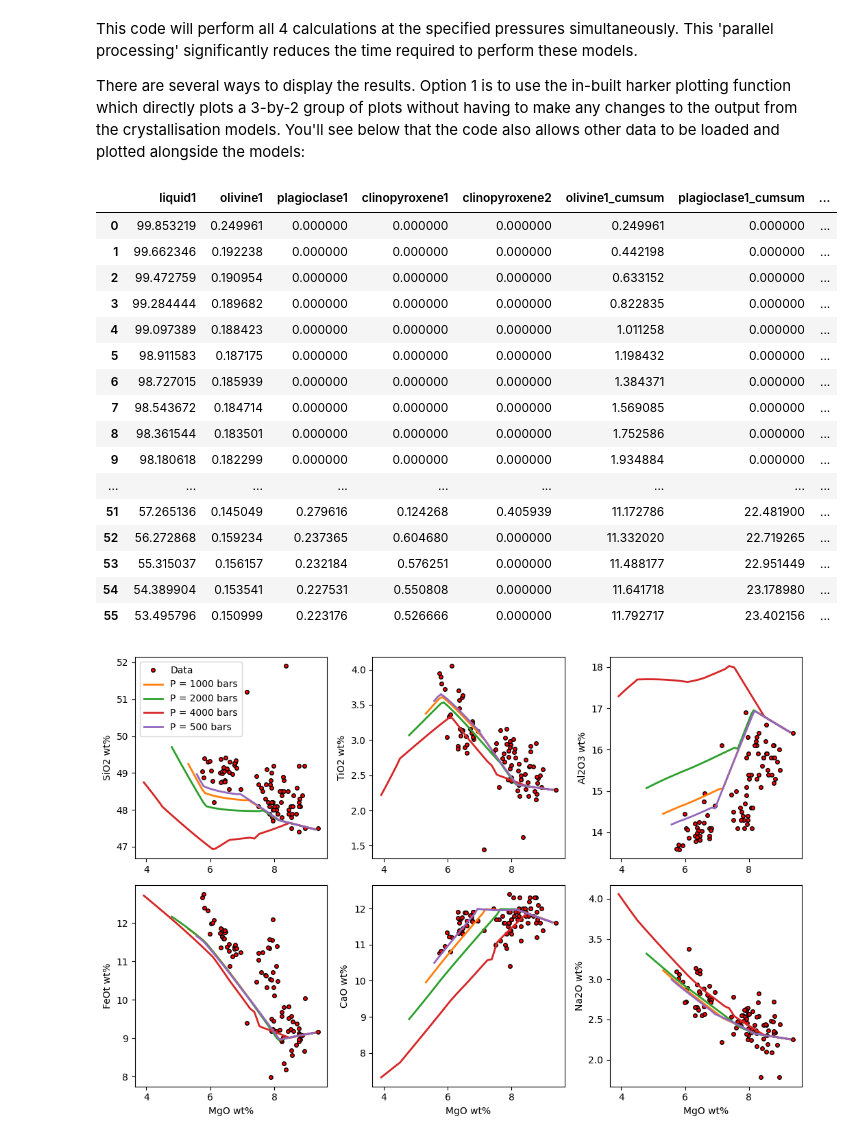
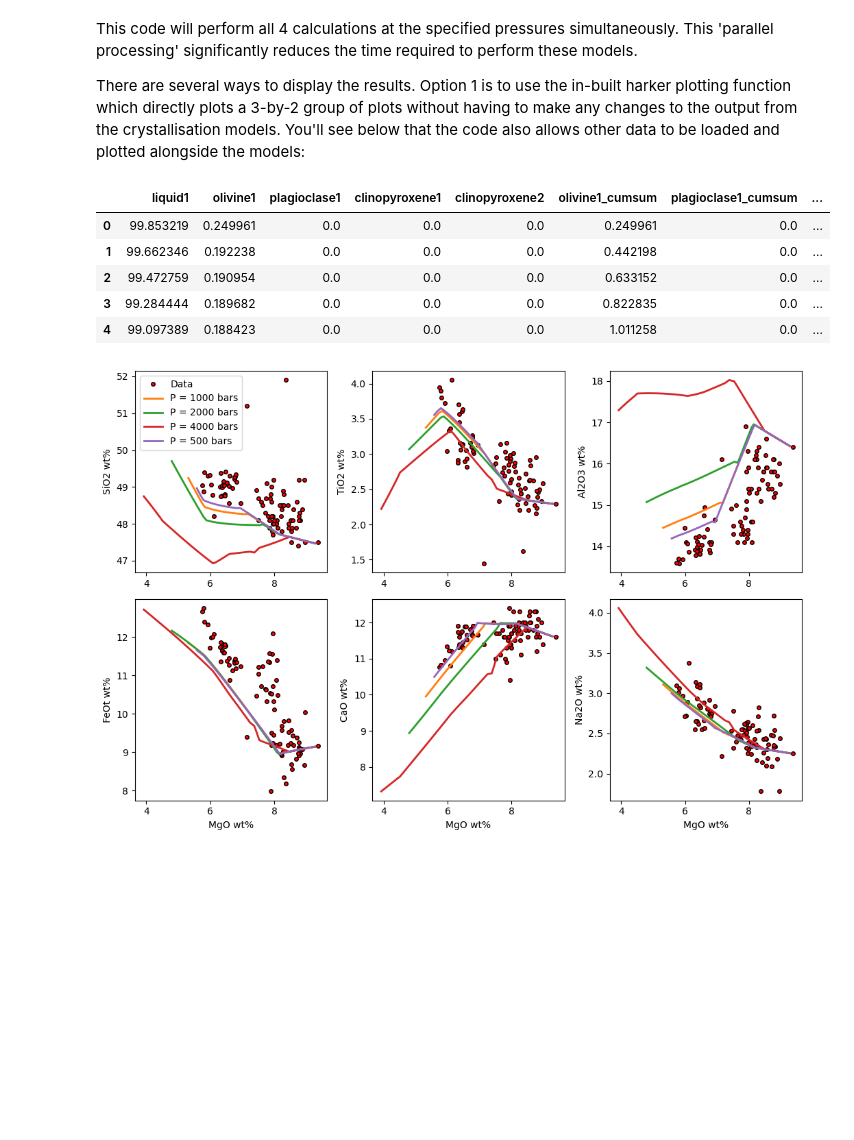
Before and after one commit to gleesonm1/PetThermoTools, a Jupyter notebook: docs/Examples/CrystallisationTests/BasalticCrystallisation.ipynb, the cells around one changed output. Drawn from its saved outputs; the diff is of its cells as text; code cells hidden in the pictures; blank space fills up the shorter version.

```diff
--- a/docs/Examples/CrystallisationTests/BasalticCrystallisation.ipynb
+++ b/docs/Examples/CrystallisationTests/BasalticCrystallisation.ipynb
@@ -297,25 +91,14 @@ This code will perform all 4 calculations at the specified pressures simultaneou
 
 There are several ways to display the results. Option 1 is to use the in-built harker plotting function which directly plots a 3-by-2 group of plots without having to make any changes to the output from the crystallisation models. You'll see below that the code also allows other data to be loaded and plotted alongside the models:
 # %%
-Isobaric_Xtal['P = 1000 bars']['Mass']
+Isobaric_Xtal['P = 1000 bars']['Mass'].head()
 # %% [output]
 |  | liquid1 | olivine1 | plagioclase1 | clinopyroxene1 | clinopyroxene2 | olivine1_cumsum | plagioclase1_cumsum | ... |
-| 0 | 99.853219 | 0.249961 | 0.000000 | 0.000000 | 0.000000 | 0.249961 | 0.000000 | ... |
-| 1 | 99.662346 | 0.192238 | 0.000000 | 0.000000 | 0.000000 | 0.442198 | 0.000000 | ... |
-| 2 | 99.472759 | 0.190954 | 0.000000 | 0.000000 | 0.000000 | 0.633152 | 0.000000 | ... |
-| 3 | 99.284444 | 0.189682 | 0.000000 | 0.000000 | 0.000000 | 0.822835 | 0.000000 | ... |
-| 4 | 99.097389 | 0.188423 | 0.000000 | 0.000000 | 0.000000 | 1.011258 | 0.000000 | ... |
-| 5 | 98.911583 | 0.187175 | 0.000000 | 0.000000 | 0.000000 | 1.198432 | 0.000000 | ... |
-| 6 | 98.727015 | 0.185939 | 0.000000 | 0.000000 | 0.000000 | 1.384371 | 0.000000 | ... |
-| 7 | 98.543672 | 0.184714 | 0.000000 | 0.000000 | 0.000000 | 1.569085 | 0.000000 | ... |
-| 8 | 98.361544 | 0.183501 | 0.000000 | 0.000000 | 0.000000 | 1.752586 | 0.000000 | ... |
-| 9 | 98.180618 | 0.182299 | 0.000000 | 0.000000 | 0.000000 | 1.934884 | 0.000000 | ... |
-| ... | ... | ... | ... | ... | ... | ... | ... | ... |
-| 51 | 57.265136 | 0.145049 | 0.279616 | 0.124268 | 0.405939 | 11.172786 | 22.481900 | ... |
-| 52 | 56.272868 | 0.159234 | 0.237365 | 0.604680 | 0.000000 | 11.332020 | 22.719265 | ... |
-| 53 | 55.315037 | 0.156157 | 0.232184 | 0.576251 | 0.000000 | 11.488177 | 22.951449 | ... |
-| 54 | 54.389904 | 0.153541 | 0.227531 | 0.550808 | 0.000000 | 11.641718 | 23.178980 | ... |
-| 55 | 53.495796 | 0.150999 | 0.223176 | 0.526666 | 0.000000 | 11.792717 | 23.402156 | ... |
+| 0 | 99.853219 | 0.249961 | 0.0 | 0.0 | 0.0 | 0.249961 | 0.0 | ... |
+| 1 | 99.662346 | 0.192238 | 0.0 | 0.0 | 0.0 | 0.442198 | 0.0 | ... |
+| 2 | 99.472759 | 0.190954 | 0.0 | 0.0 | 0.0 | 0.633152 | 0.0 | ... |
+| 3 | 99.284444 | 0.189682 | 0.0 | 0.0 | 0.0 | 0.822835 | 0.0 | ... |
+| 4 | 99.097389 | 0.188423 | 0.0 | 0.0 | 0.0 | 1.011258 | 0.0 | ... |
 # %%
 M.harker(Results = Isobaric_Xtal, data = df, label = True)
 # %% [output]
```
Also changed, not shown: parts of 2 cells of this notebook, 9 other files.
